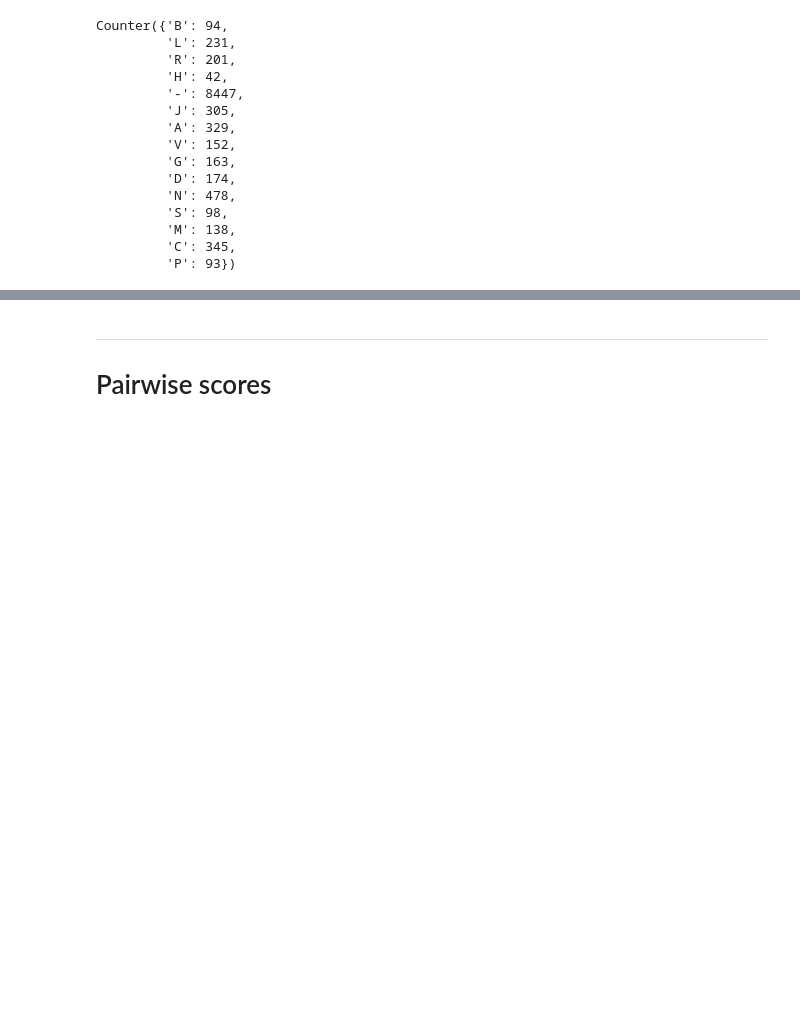
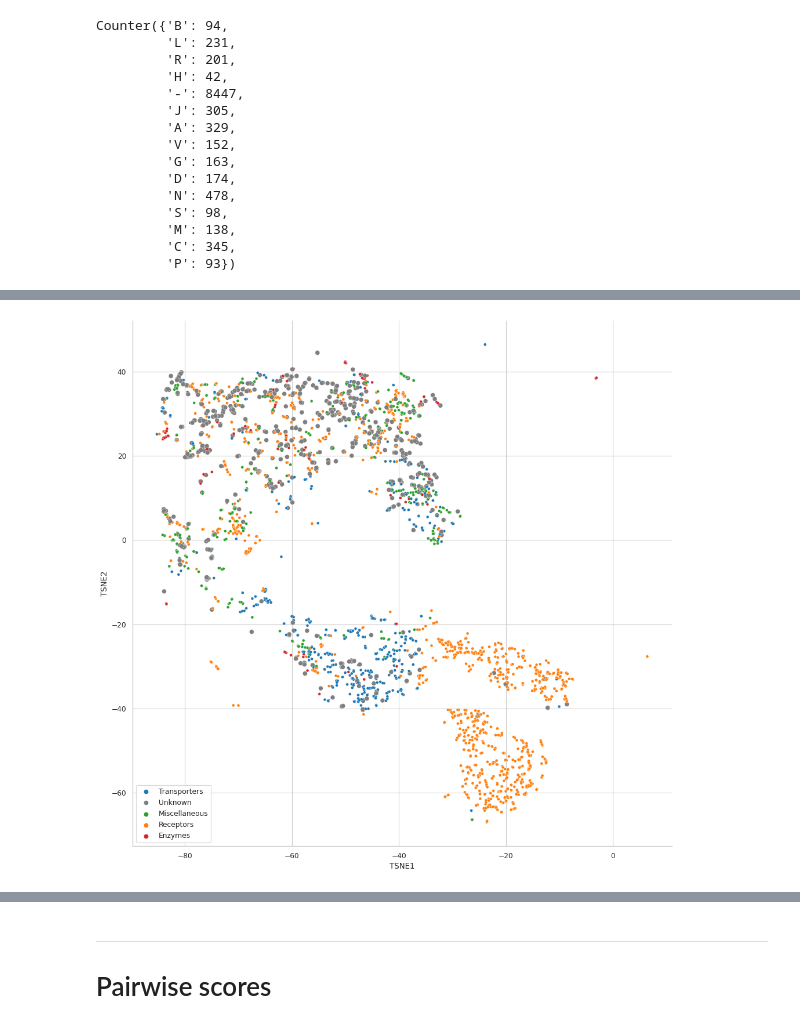
Before and after one commit to samsledje/ConPLex_dev, a Jupyter notebook: nb/DrugBank x Surfaceome.ipynb, the cells around one changed output, grey strips where cells are left out. Saved outputs shown, nothing was run; the diff lists cells and outputs as text; code cells hidden in the pictures; blank space fills up the shorter version.

```diff
--- a/nb/DrugBank x Surfaceome.ipynb
+++ b/nb/DrugBank x Surfaceome.ipynb
@@ -429,0 +430,2 @@ plt.show()
+# %%
+class_names = ['Transporters','Miscellaneous','Receptors','Enzymes']
@@ -429,0 +477,4 @@ plt.show()
+# %%
+knn_class = KNeighborsClassifier(n_neighbors=5, metric="cosine")
+knn_class.fit(classified_projections, classified_labels)
+predictions = knn_class.predict(unclassified_projections)
@@ -429,0 +501,39 @@ plt.show()
+# %%
+known_or_not = []
+new_ac = []
+new_sizes = []
+for ac, pp in zip(almen_class, prot_projections):
+    if ac not in class_names:
+        new_ac.append(knn_class.predict(pp.reshape(1, -1))[0])
+        known_or_not.append("Unknown")
+        new_sizes.append(50)
+    else:
+        new_ac.append(ac)
+        known_or_not.append(ac)
+        new_sizes.append(20)
+# %%
+palette = {
+    'Transporters': 'tab:blue',
+    'Receptors': 'tab:orange',
+    'Miscellaneous': 'tab:green',
+    'Enzymes': 'tab:red',
+    'Unknown': 'tab:gray',
+}
+# %%
+sns.set(style='whitegrid')
+style = ['Molecule'] * mol_projections.shape[0]
+plt.figure(figsize=(15, 15), dpi=80)
+sns.scatterplot(
+                x=embed_tsne[:prot_projections.shape[0],0],
+                y=embed_tsne[:prot_projections.shape[0],1],
+                hue=known_or_not,
+                s=new_sizes,
+                alpha=1,
+                palette=palette,
+               )
+plt.xlabel('TSNE1')
+plt.ylabel('TSNE2')
+sns.despine()
+plt.show()
+# %% [output]
+[figure, added]
```
Also changed, not shown: parts of 24 cells of this notebook, 6 other files.
